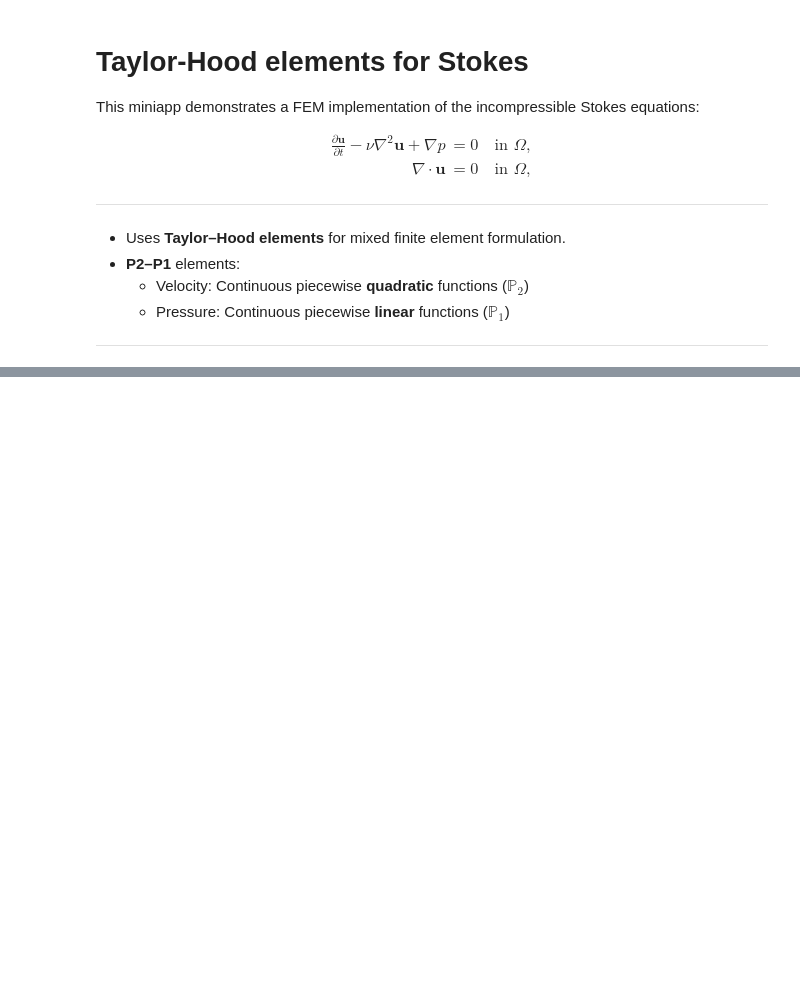
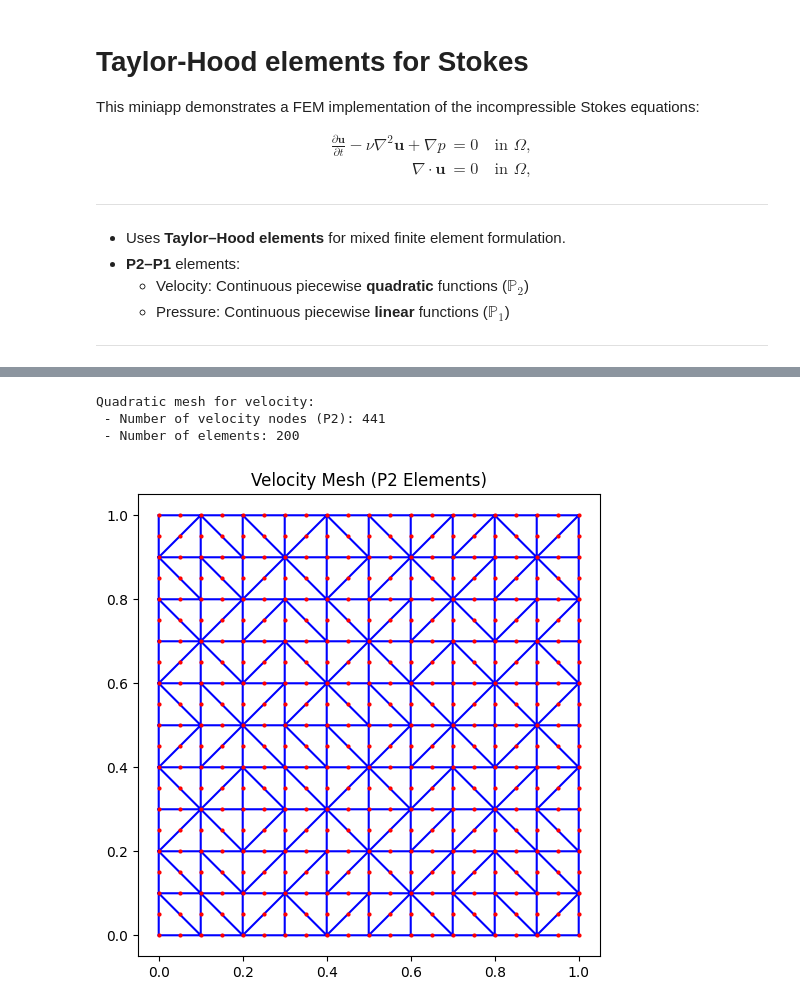
Before and after one commit to Adam-R-Lawrence/CS555-Miniapp, a Jupyter notebook: taylor_hood_elements_for_stokes.ipynb, the cells around one changed output, grey strips where cells are left out. Drawn from its saved outputs; the diff is of its cells as text; code cells hidden in the pictures; blank space fills up the shorter version.

```diff
--- a/taylor_hood_elements_for_stokes.ipynb
+++ b/taylor_hood_elements_for_stokes.ipynb
@@ -125,0 +81,72 @@ Mesh Summary:
+# %%
+
+def generate_quadratic(V, E, return_edges=False):
+    """
+    Generate a quadratic element list by adding midpoints to each edge.
+    Parameters:
+      V : ndarray of shape (nv, 2) with vertex coordinates.
+      E : ndarray of shape (ne, 3) with triangle connectivity.
+      return_edges : bool, optional. If True, also return the list of edges.
+
+    Returns:
+      V2 : ndarray with original vertices and new mid–edge nodes.
+      E2 : ndarray of shape (ne, 6) with connectivity: first three columns for vertices,
+           next three columns for corresponding mid–edge nodes.
+      (if return_edges==True, also returns Edges, an array of edge vertex indices)
+    """
+    if not isinstance(V, np.ndarray) or not isinstance(E, np.ndarray):
+        raise ValueError('V and E must be ndarray')
+    if V.shape[1] != 2 or E.shape[1] != 3:
+        raise ValueError('V should be nv x 2 and E should be ne x 3')
+
+    ne = E.shape[0]
+
+    # Build a vertex-to-vertex graph (each triangle gives 3 edges)
+    ID = np.kron(np.arange(0, ne), np.ones((3,), dtype=int))
+    from scipy.sparse import coo_matrix, tril
+    G = coo_matrix((np.ones((ne * 3,), dtype=int), (E.ravel(), ID)))
+    V2V = G * G.T
+
+    # Get lower-triangular part (unique edges)
+    V2Vmid = tril(V2V, -1)
+    Edges = np.vstack((V2Vmid.row, V2Vmid.col)).T
+    # Compute midpoints for these edges
+    Vmid = (V[Edges[:, 0], :] + V[Edges[:, 1], :]) / 2.0
+    V2 = np.vstack((V, Vmid))
+    # Map each edge (i, j) to the new node number (at the end of V)
+    maxindex = E.max() + 1
+    newID = maxindex + np.arange(Edges.shape[0])
+    V2Vmid.data = newID
+    V2Vmid = V2Vmid + V2Vmid.T
+
+    # Extend element connectivity: new columns for mid–edge nodes (edges: 0–1, 1–2, 2–0)
+    E2 = np.hstack((E, np.zeros((ne, 3), dtype=int)))
+    # Force conversion to 1D arrays so that each entry is a scalar integer.
+    E2[:, 3] = np.array(V2Vmid[E[:, 0], E[:, 1]]).flatten()
+    E2[:, 4] = np.array(V2Vmid[E[:, 1], E[:, 2]]).flatten()
+    E2[:, 5] = np.array(V2Vmid[E[:, 2], E[:, 0]]).flatten()
+
+    if return_edges:
+        return V2, E2, Edges
+    return V2, E2
+
+
+# Generate quadratic mesh (for velocity)
+V2, E2 = generate_quadratic(mesh['points'], mesh['triangles'])
+print("Quadratic mesh for velocity:")
+print(" - Number of velocity nodes (P2):", V2.shape[0])
+print(" - Number of elements:", E2.shape[0])
+
+# For illustration, we plot the quadratic mesh (only the original vertices in the triangle connectivity)
+plt.figure(figsize=(6, 6))
+tri_obj = tri.Triangulation(V2[:, 0], V2[:, 1], E2[:, :3])
+plt.triplot(tri_obj, color='blue')
+plt.plot(V2[:, 0], V2[:, 1], 'o', color='red', markersize=2)
+plt.title("Velocity Mesh (P2 Elements)")
+plt.gca().set_aspect('equal')
+plt.show()
+# %% [output]
+Quadratic mesh for velocity:
+ - Number of velocity nodes (P2): 441
+ - Number of elements: 200
+[figure, added]
```
Also changed, not shown: parts of 9 cells of this notebook.
